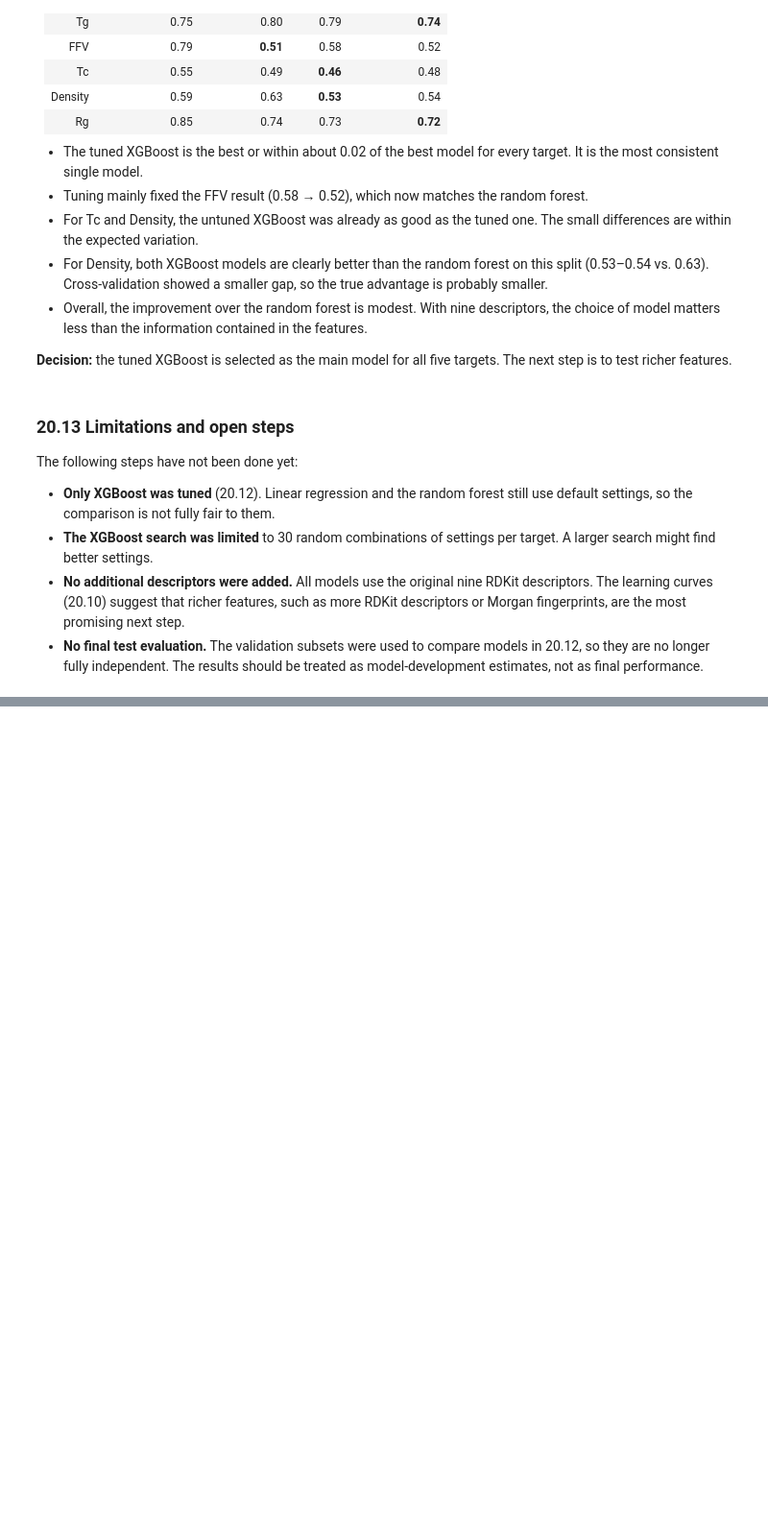
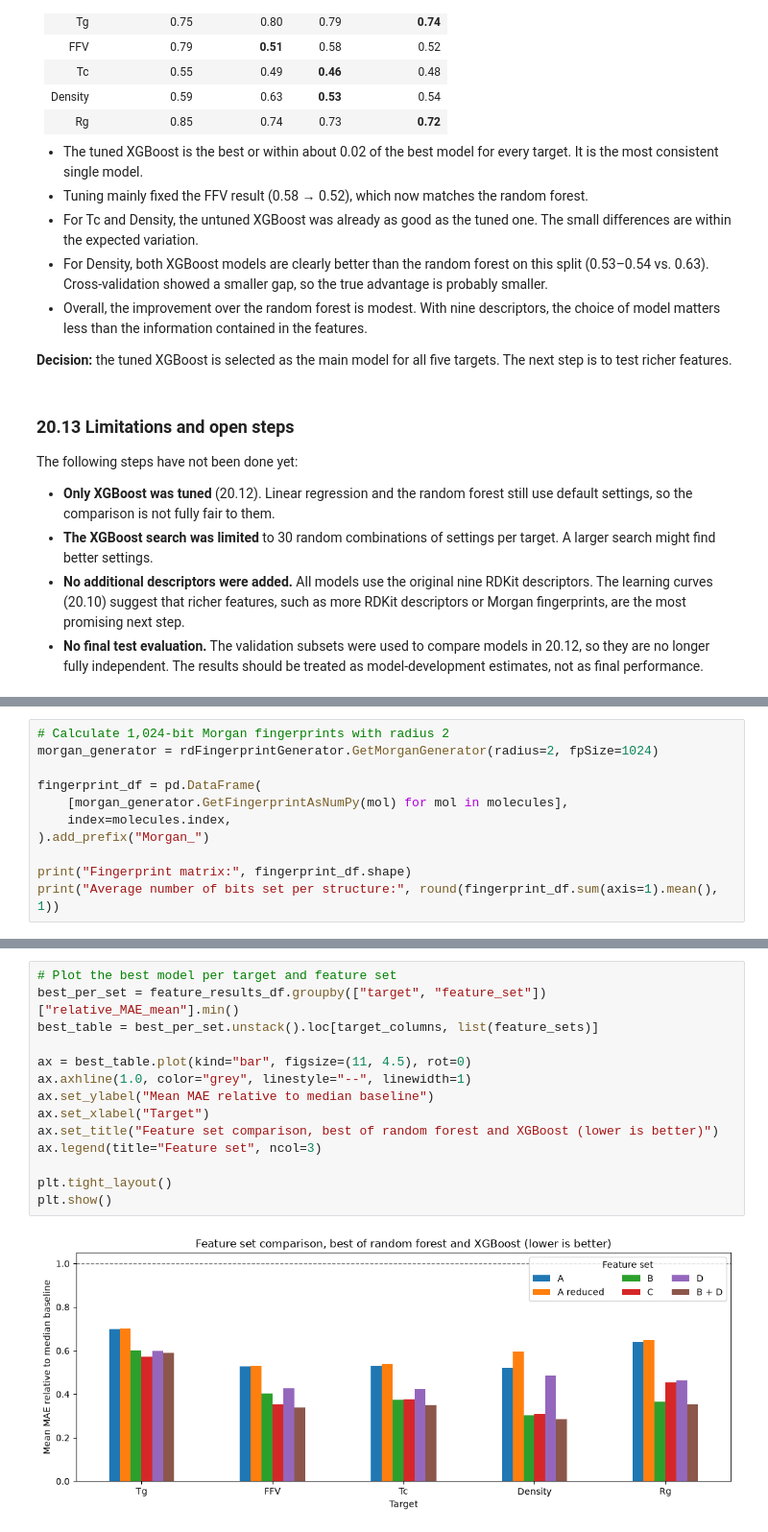
Before and after one commit to SuhmiHwang/capstone_virtual_lab_mohamed_suhmi, a Jupyter notebook: notebooks/04_Suhmi_modeling.ipynb, the cells around one changed output, grey strips where cells are left out. Shown at 96% size. Saved outputs shown, nothing was run; the diff lists cells and outputs as text; blank space fills up the shorter version.

```diff
--- a/notebooks/04_Suhmi_modeling.ipynb
+++ b/notebooks/04_Suhmi_modeling.ipynb
@@ -3738,0 +3902,11 @@ The following steps have not been done yet:
+# %%
+# Calculate 1,024-bit Morgan fingerprints with radius 2
+morgan_generator = rdFingerprintGenerator.GetMorganGenerator(radius=2, fpSize=1024)
+
+fingerprint_df = pd.DataFrame(
+    [morgan_generator.GetFingerprintAsNumPy(mol) for mol in molecules],
+    index=molecules.index,
+).add_prefix("Morgan_")
+
+print("Fingerprint matrix:", fingerprint_df.shape)
+print("Average number of bits set per structure:", round(fingerprint_df.sum(axis=1).mean(), 1))
@@ -3738,0 +4030,16 @@ The following steps have not been done yet:
+# %%
+# Plot the best model per target and feature set
+best_per_set = feature_results_df.groupby(["target", "feature_set"])["relative_MAE_mean"].min()
+best_table = best_per_set.unstack().loc[target_columns, list(feature_sets)]
+
+ax = best_table.plot(kind="bar", figsize=(11, 4.5), rot=0)
+ax.axhline(1.0, color="grey", linestyle="--", linewidth=1)
+ax.set_ylabel("Mean MAE relative to median baseline")
+ax.set_xlabel("Target")
+ax.set_title("Feature set comparison, best of random forest and XGBoost (lower is better)")
+ax.legend(title="Feature set", ncol=3)
+
+plt.tight_layout()
+plt.show()
+# %% [output]
+[figure, added]
```
Also changed, not shown: parts of 38 cells of this notebook, 24 other files.
